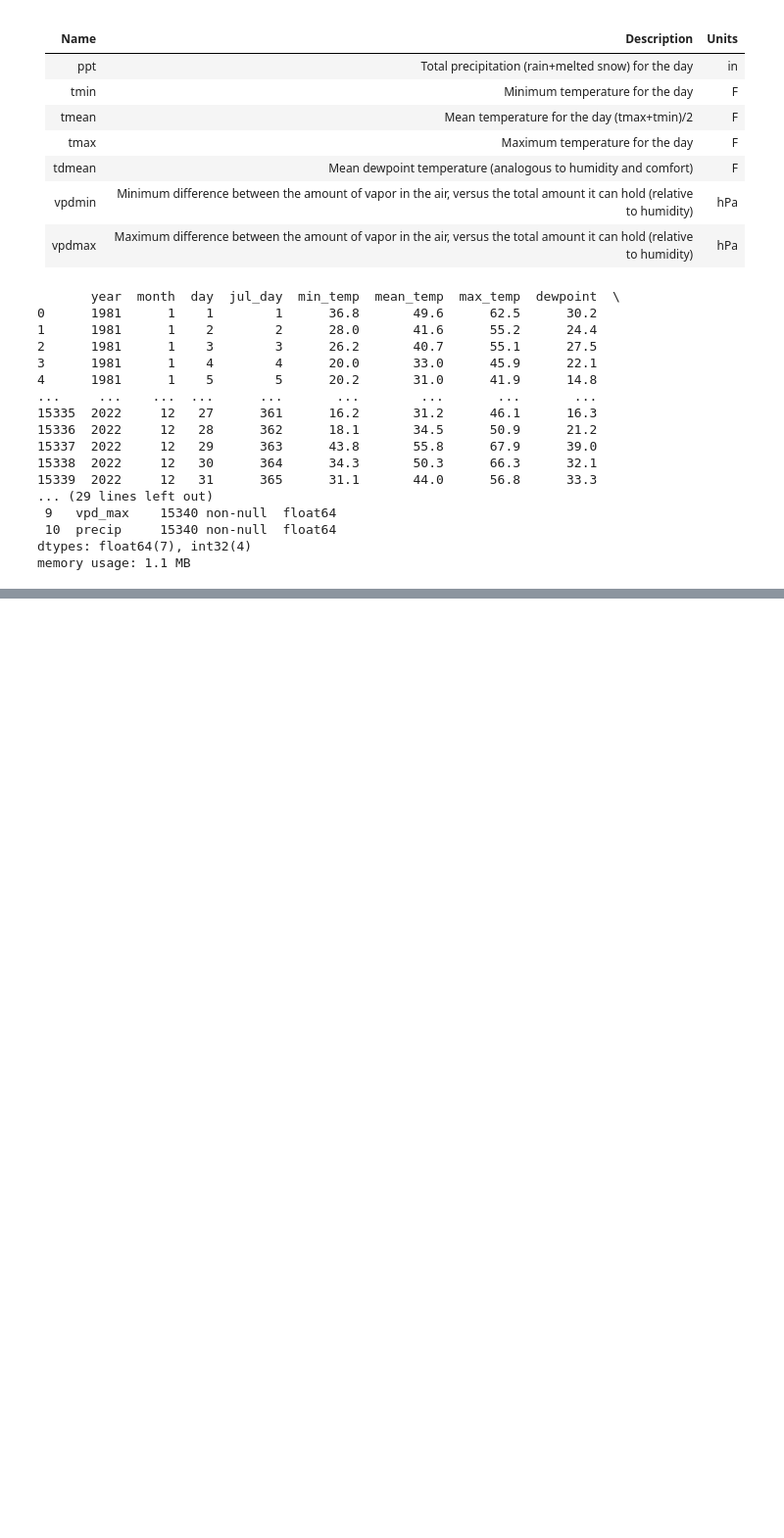
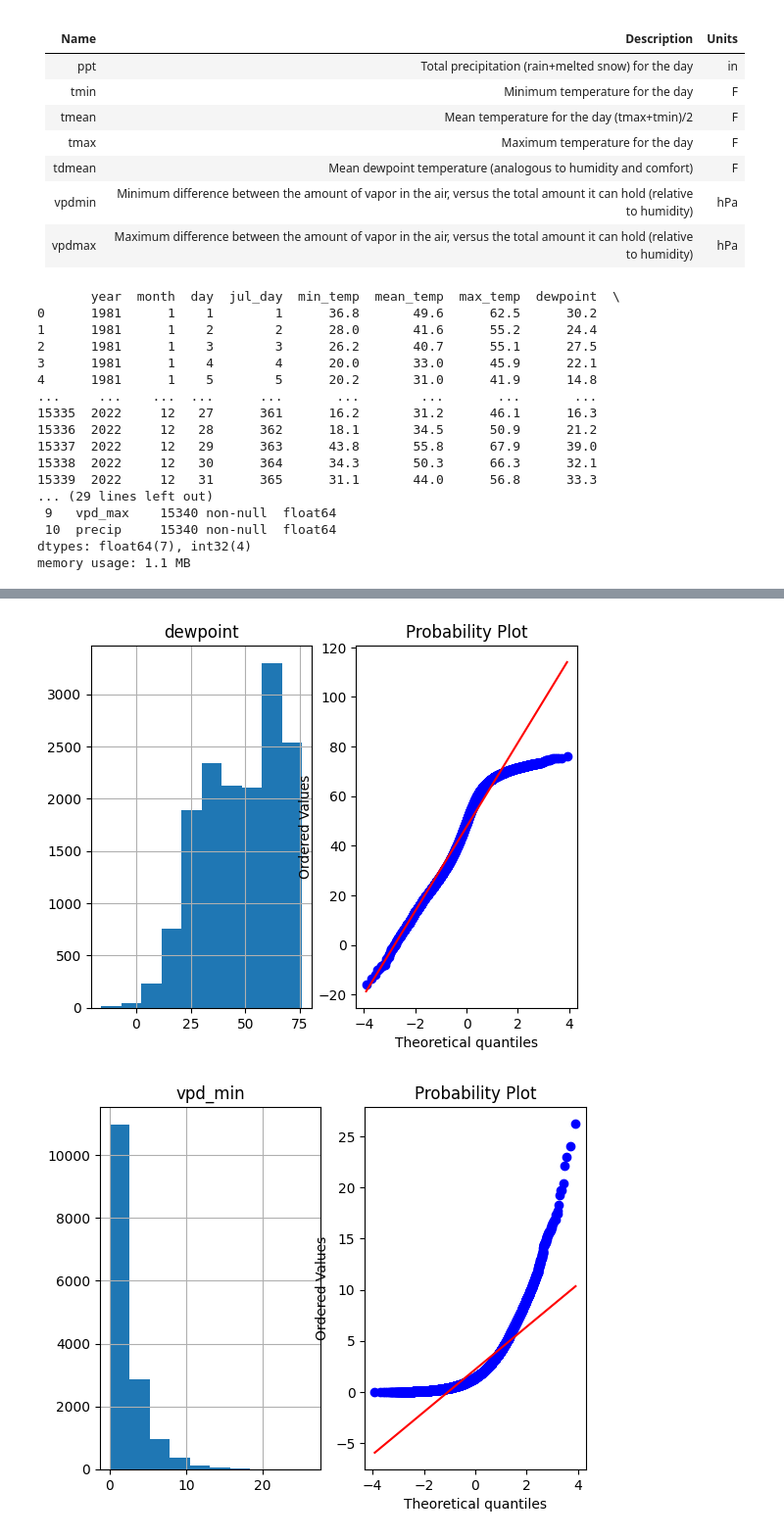
Before and after one commit to barbosaMatheus/ok_rain_regression, a Jupyter notebook: rain.ipynb, the cells around one changed output, grey strips where cells are left out. Shown at 98% size. Cells and saved outputs as stored; diff of their text form; code cells hidden in the pictures; blank space fills up the shorter version.

```diff
--- a/rain.ipynb
+++ b/rain.ipynb
@@ -98,19 +140,26 @@ max        7.110000
 # %%
 """
 We can see the temperatures seem to be within reasonable ranges.
 This information is for Oklahoma County and as a resident I can
 use subject knowledge to say that the temperatures are within
 reason. If any outliers are present, they are not errors and are
 true data points that happen to be outliers.
 
 The dewpoint and VPD min/max are something I do not have subject
 knowledge of. So we will take a closer look at these to see the
 spreads.
 
 We can also see from the quantiles that the precipitation is
 right-skewed and there may be some high outliers. We are not
 concerned about fixing the skew, as this is our target
 variable, but we need to make concious choices when splitting
 the data.
 """
+df = pd.read_csv("rain.csv")
 cols = ["dewpoint","vpd_min","vpd_max","precip"]
+
+for c in cols:
+    utils.hist_prob_plots(df, c)
+# %% [output]
+[figure, added]
+[figure, added]
```
Also changed, not shown: parts of 7 cells of this notebook, 1 other file.
